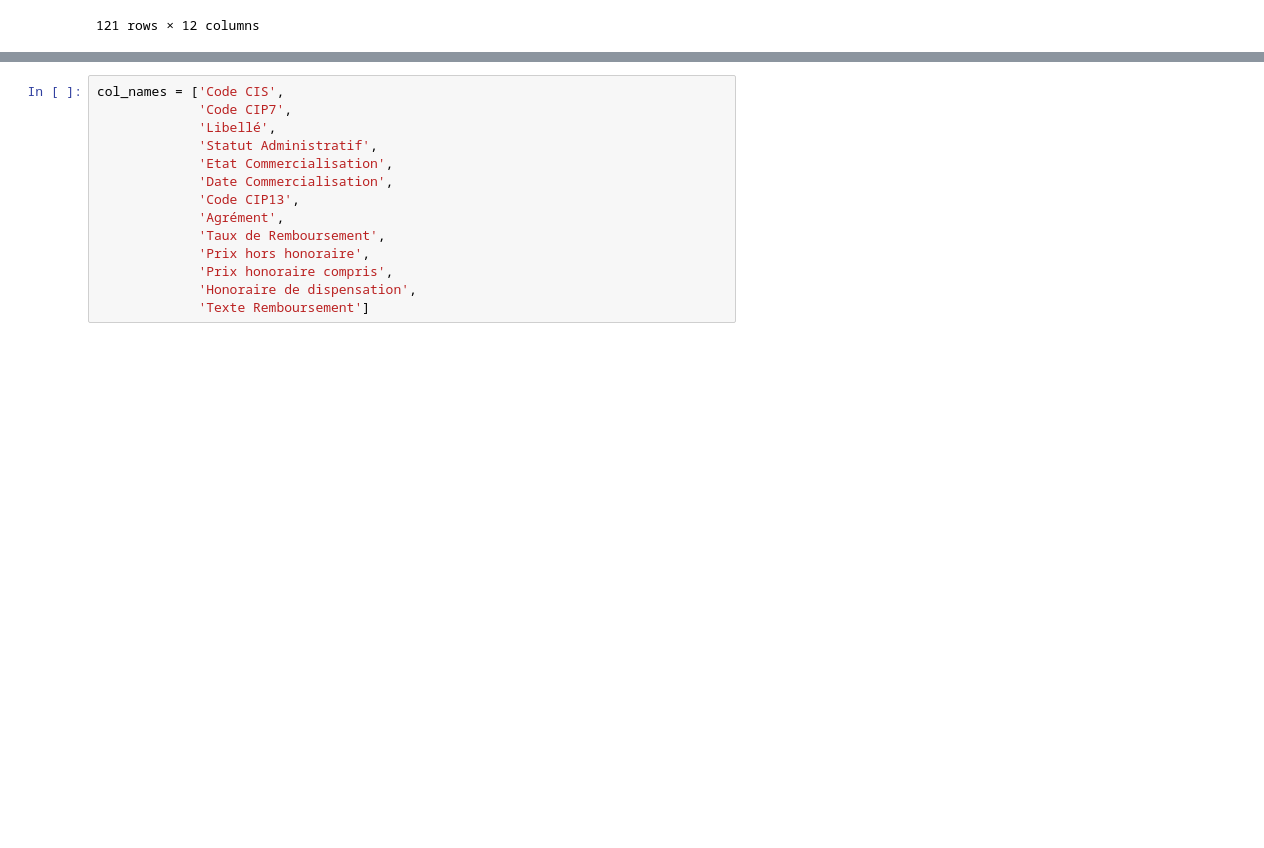
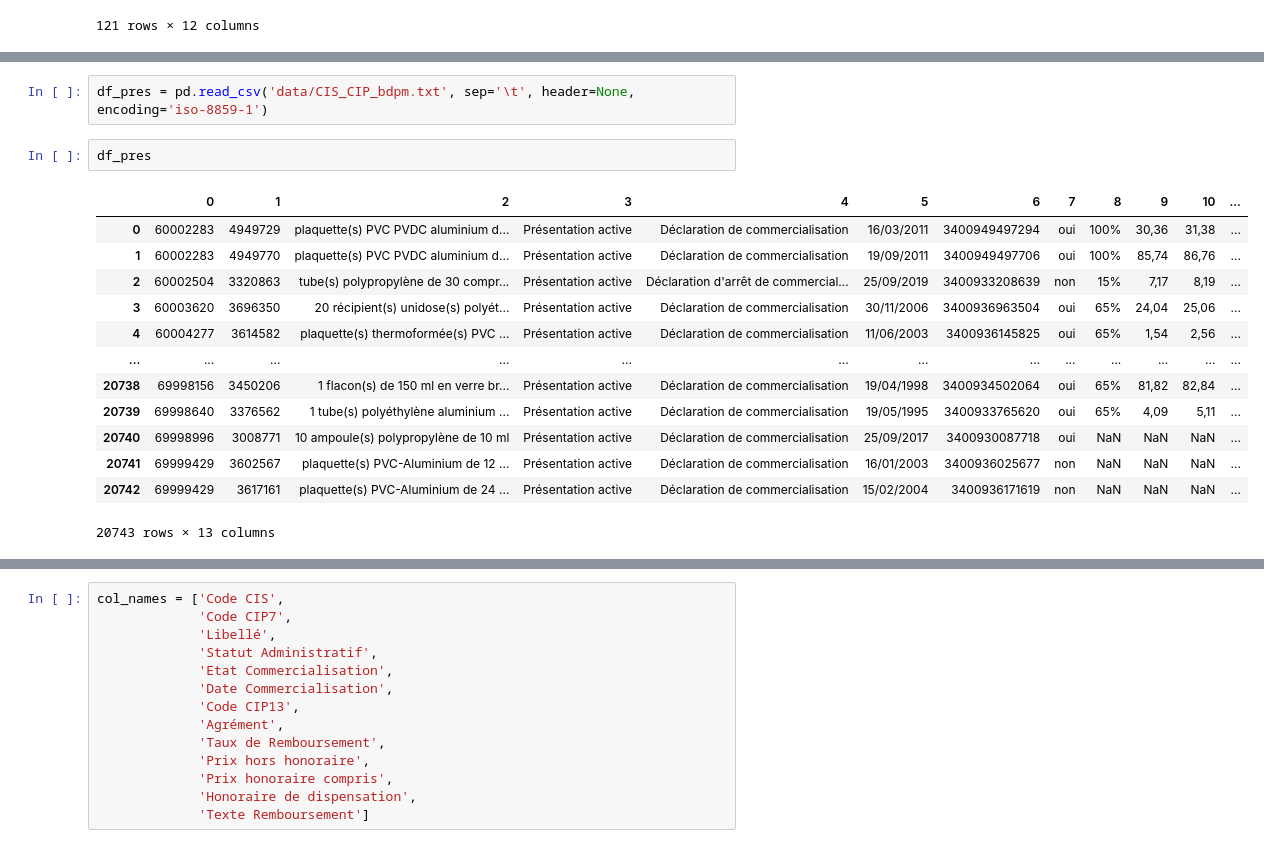
Before and after one commit to SowMobo/pandas_couverture_reseau, a Jupyter notebook: exercice.ipynb, the cells around one changed output, grey strips where cells are left out. Cells and saved outputs as stored; diff of their text form; blank space fills up the shorter version.

```diff
--- a/exercice.ipynb
+++ b/exercice.ipynb
@@ -381,3 +373,21 @@ Comme indiqué dans [la documentation des données](http://base-donnees-publique
+# %%
+df_pres = pd.read_csv('data/CIS_CIP_bdpm.txt', sep='\t', header=None, encoding='iso-8859-1')
+# %%
+df_pres
+# %% [output]
+|  | 0 | 1 | 2 | 3 | 4 | 5 | 6 | 7 | 8 | 9 | 10 | ... |
+| 0 | 60002283 | 4949729 | plaquette(s) PVC PVDC aluminium d... | Présentation active | Déclaration de commercialisation | 16/03/2011 | 3400949497294 | oui | 100% | 30,36 | 31,38 | ... |
+| 1 | 60002283 | 4949770 | plaquette(s) PVC PVDC aluminium d... | Présentation active | Déclaration de commercialisation | 19/09/2011 | 3400949497706 | oui | 100% | 85,74 | 86,76 | ... |
+| 2 | 60002504 | 3320863 | tube(s) polypropylène de 30 compr... | Présentation active | Déclaration d'arrêt de commercial... | 25/09/2019 | 3400933208639 | non | 15% | 7,17 | 8,19 | ... |
+| 3 | 60003620 | 3696350 | 20 récipient(s) unidose(s) polyét... | Présentation active | Déclaration de commercialisation | 30/11/2006 | 3400936963504 | oui | 65% | 24,04 | 25,06 | ... |
+| 4 | 60004277 | 3614582 | plaquette(s) thermoformée(s) PVC ... | Présentation active | Déclaration de commercialisation | 11/06/2003 | 3400936145825 | oui | 65% | 1,54 | 2,56 | ... |
+| ... | ... | ... | ... | ... | ... | ... | ... | ... | ... | ... | ... | ... |
+| 20738 | 69998156 | 3450206 | 1 flacon(s) de 150 ml en verre br... | Présentation active | Déclaration de commercialisation | 19/04/1998 | 3400934502064 | oui | 65% | 81,82 | 82,84 | ... |
+| 20739 | 69998640 | 3376562 | 1 tube(s) polyéthylène aluminium ... | Présentation active | Déclaration de commercialisation | 19/05/1995 | 3400933765620 | oui | 65% | 4,09 | 5,11 | ... |
+| 20740 | 69998996 | 3008771 | 10 ampoule(s) polypropylène de 10 ml | Présentation active | Déclaration de commercialisation | 25/09/2017 | 3400930087718 | oui | NaN | NaN | NaN | ... |
+| 20741 | 69999429 | 3602567 | plaquette(s) PVC-Aluminium de 12 ... | Présentation active | Déclaration de commercialisation | 16/01/2003 | 3400936025677 | non | NaN | NaN | NaN | ... |
+| 20742 | 69999429 | 3617161 | plaquette(s) PVC-Aluminium de 24 ... | Présentation active | Déclaration de commercialisation | 15/02/2004 | 3400936171619 | non | NaN | NaN | NaN | ... |
+20743 rows × 13 columns
 # %% [markdown]
 <img src='./oc2.png' width=15px /> Remplacez le nom des colonnes par le descriptif suivant :
 # %%
```
Also changed, not shown: parts of 20 cells of this notebook, 4 other files.
